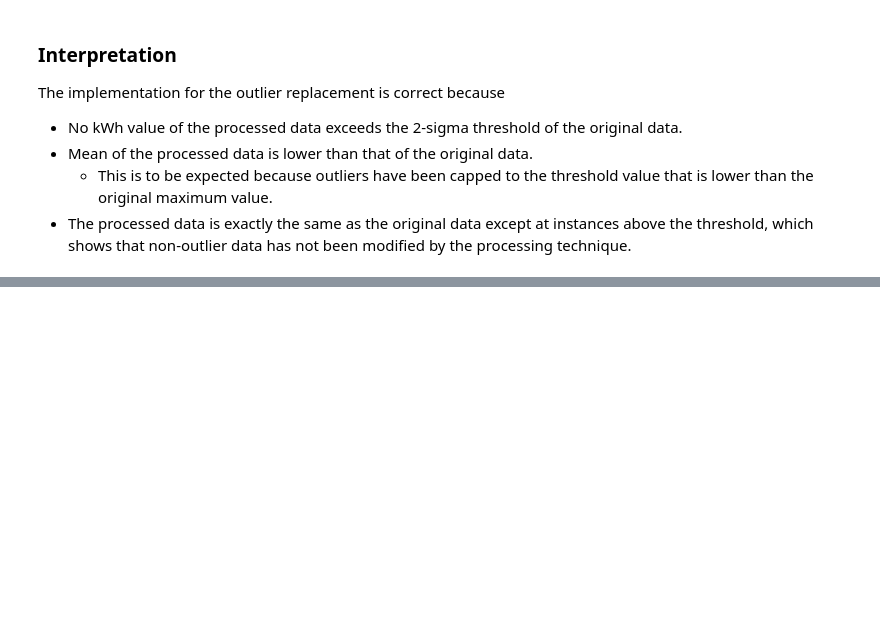
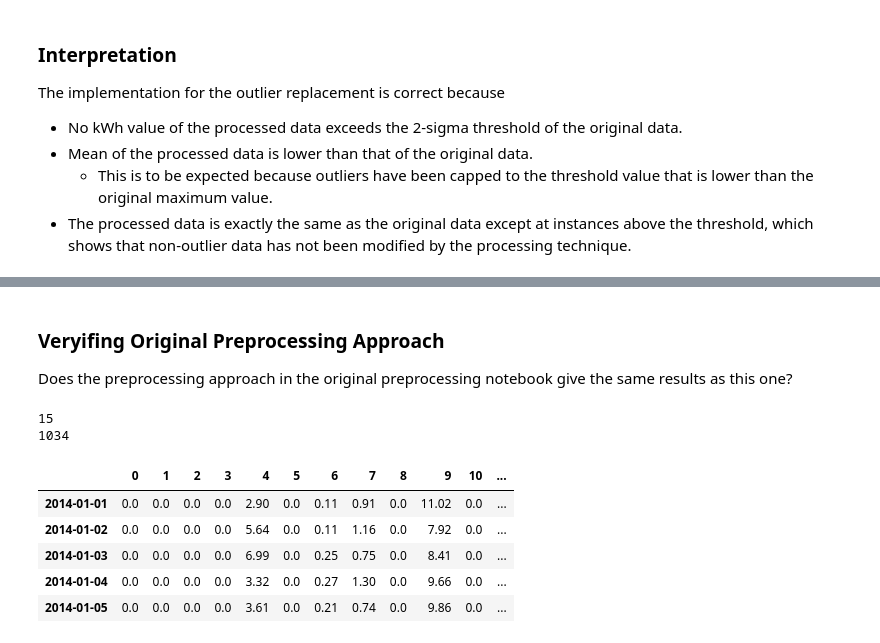
Before and after one commit to SMS-NED16/FYP-DL, a Jupyter notebook: fyp-assignments/03_Data_Preprocessing/Preprocessing_Tests.ipynb, the cells around one changed output, grey strips where cells are left out. Cells and saved outputs as stored; diff of their text form; code cells hidden in the pictures; blank space fills up the shorter version.

```diff
--- a/fyp-assignments/03_Data_Preprocessing/Preprocessing_Tests.ipynb
+++ b/fyp-assignments/03_Data_Preprocessing/Preprocessing_Tests.ipynb
@@ -995,0 +1045,4 @@ The implementation for the outlier replacement is correct because
+# %% [markdown]
+### Veryifing Original Preprocessing Approach
+
+Does the preprocessing approach in the original preprocessing notebook give the same results as this one?
@@ -995,0 +1051,6 @@ The implementation for the outlier replacement is correct because
+# %%
+print(NUM_CONSUMERS)
+print(NUM_DAYS)
+# %% [output]
+15
+1034
@@ -995,0 +1067,12 @@ The implementation for the outlier replacement is correct because
+# %%
+# Make a separate copy of the kWhs to modify with this approach
+kWhs_processed = kWhs.copy().transpose()
+# %%
+kWhs_processed.head()
+# %% [output]
+|  | 0 | 1 | 2 | 3 | 4 | 5 | 6 | 7 | 8 | 9 | 10 | ... |
+| 2014-01-01 | 0.0 | 0.0 | 0.0 | 0.0 | 2.90 | 0.0 | 0.11 | 0.91 | 0.0 | 11.02 | 0.0 | ... |
+| 2014-01-02 | 0.0 | 0.0 | 0.0 | 0.0 | 5.64 | 0.0 | 0.11 | 1.16 | 0.0 | 7.92 | 0.0 | ... |
+| 2014-01-03 | 0.0 | 0.0 | 0.0 | 0.0 | 6.99 | 0.0 | 0.25 | 0.75 | 0.0 | 8.41 | 0.0 | ... |
+| 2014-01-04 | 0.0 | 0.0 | 0.0 | 0.0 | 3.32 | 0.0 | 0.27 | 1.30 | 0.0 | 9.66 | 0.0 | ... |
+| 2014-01-05 | 0.0 | 0.0 | 0.0 | 0.0 | 3.61 | 0.0 | 0.21 | 0.74 | 0.0 | 9.86 | 0.0 | ... |
```
Also changed, not shown: parts of 15 cells of this notebook, 1 other file.
